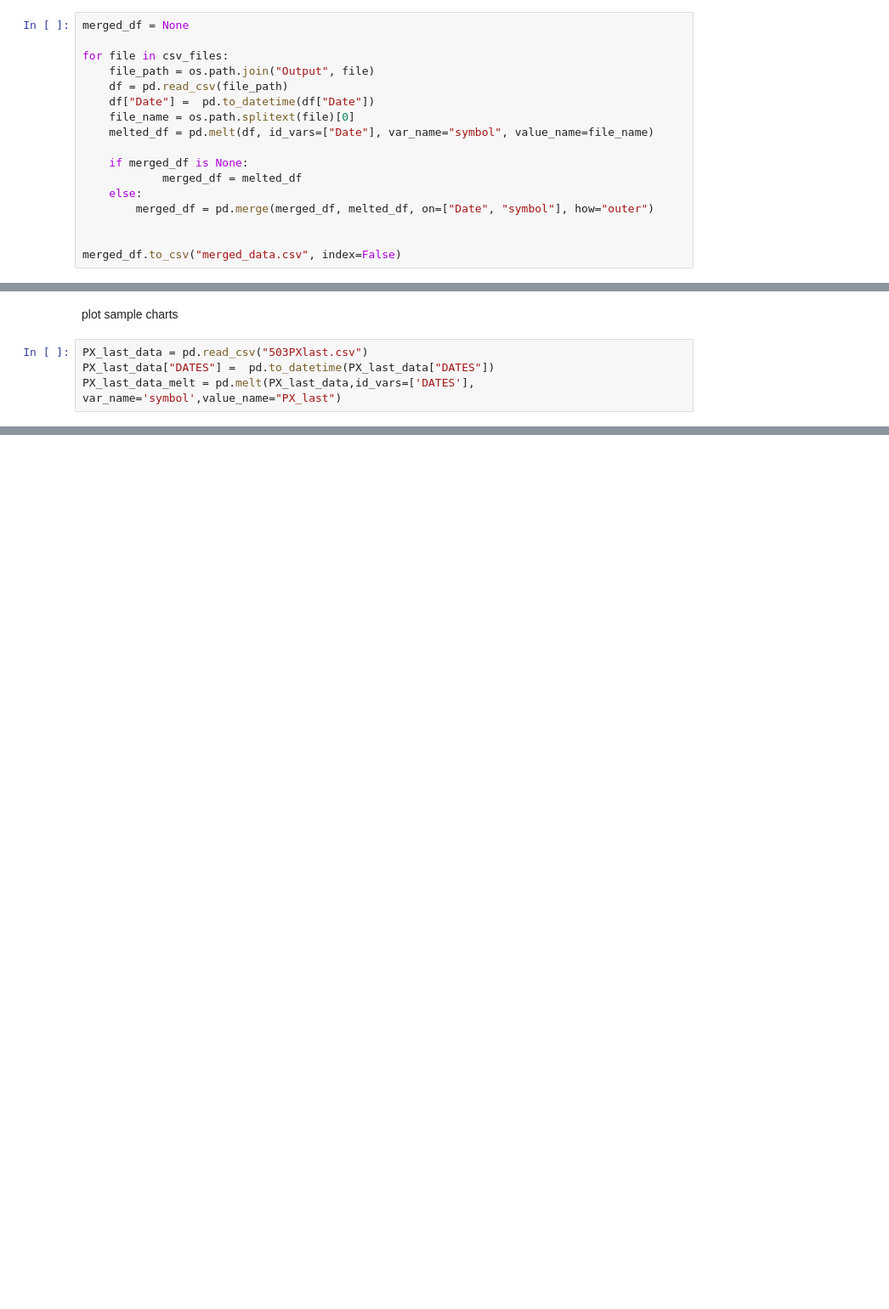
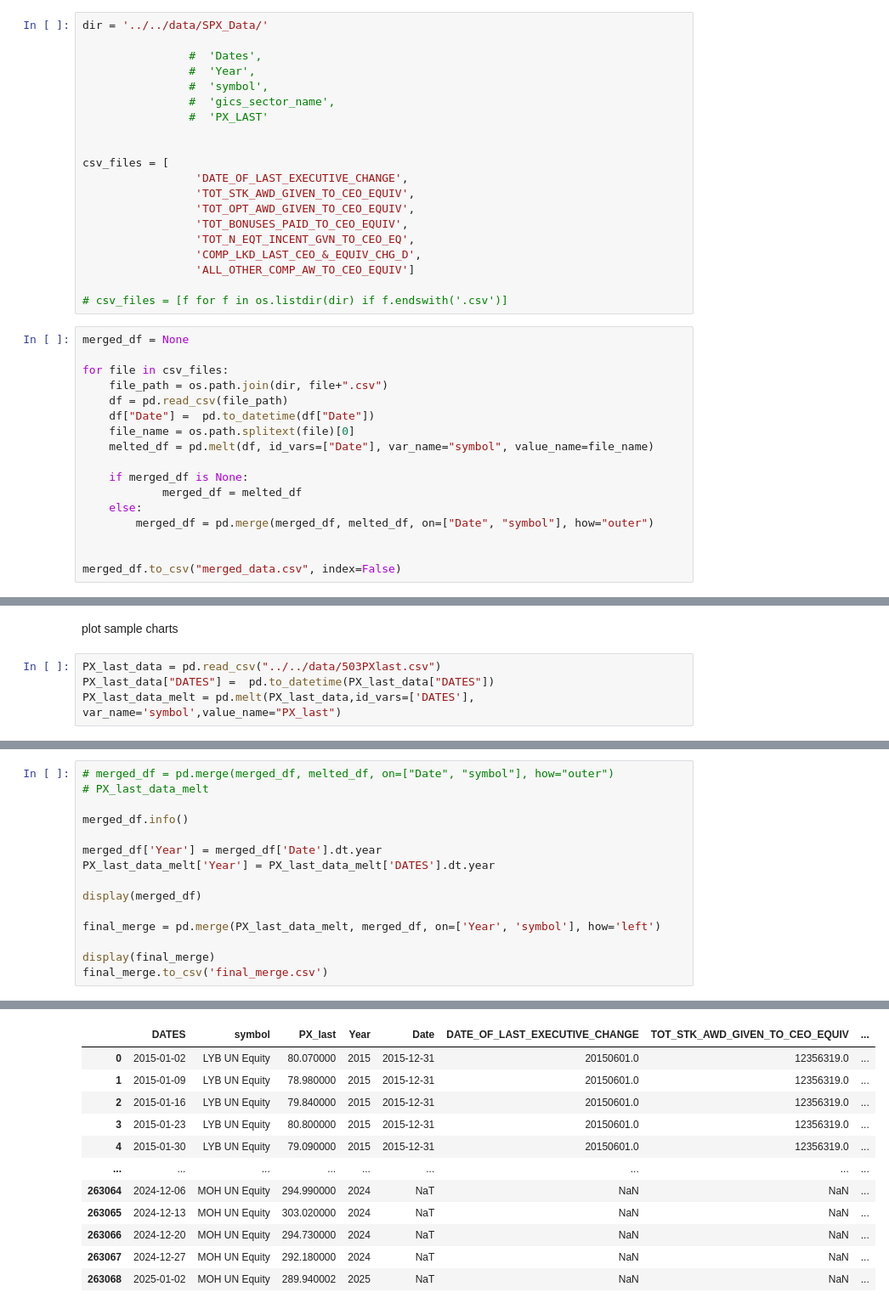
Before and after one commit to lucasarabi/Executive-Compensation-Research, a Jupyter notebook: code/data_reformat/Main.ipynb, the cells around one changed output, grey strips where cells are left out. Shown: that part at 85% size. Drawn from its saved outputs; the diff is of its cells as text; blank space fills up the shorter version.

```diff
--- a/code/data_reformat/Main.ipynb
+++ b/code/data_reformat/Main.ipynb
@@ -6,8 +4,28 @@ csv_files = '../../../data/SPX_Data/'
+# %%
+dir = '../../data/SPX_Data/'
+
+                #  'Dates',
+                #  'Year',
+                #  'symbol',
+                #  'gics_sector_name',
+                #  'PX_LAST'
+
+
+csv_files = [
+                 'DATE_OF_LAST_EXECUTIVE_CHANGE',
+                 'TOT_STK_AWD_GIVEN_TO_CEO_EQUIV',
+                 'TOT_OPT_AWD_GIVEN_TO_CEO_EQUIV',
+                 'TOT_BONUSES_PAID_TO_CEO_EQUIV',
+                 'TOT_N_EQT_INCENT_GVN_TO_CEO_EQ',
+                 'COMP_LKD_LAST_CEO_&_EQUIV_CHG_D',
+                 'ALL_OTHER_COMP_AW_TO_CEO_EQUIV']
+
+# csv_files = [f for f in os.listdir(dir) if f.endswith('.csv')]
 # %%
 merged_df = None
 
 for file in csv_files:
-    file_path = os.path.join("Output", file)
+    file_path = os.path.join(dir, file+".csv")
     df = pd.read_csv(file_path)
     df["Date"] =  pd.to_datetime(df["Date"])
     file_name = os.path.splitext(file)[0]
@@ -44,7 +47,7 @@ Name: Date, Length: 5030, dtype: object
 # %% [markdown]
 plot sample charts
 # %%
-PX_last_data = pd.read_csv("503PXlast.csv")
+PX_last_data = pd.read_csv("../../data/503PXlast.csv")
 PX_last_data["DATES"] =  pd.to_datetime(PX_last_data["DATES"])
 PX_last_data_melt = pd.melt(PX_last_data,id_vars=['DATES'], var_name='symbol',value_name="PX_last")
 # %%
@@ -75,0 +95,16 @@ PX_last_data_melt[PX_last_data_melt["symbol"]=="AAPL UW Equity"].plot(kind="scat
+# %%
+# merged_df = pd.merge(merged_df, melted_df, on=["Date", "symbol"], how="outer")
+# PX_last_data_melt
+
+merged_df.info()
+
+merged_df['Year'] = merged_df['Date'].dt.year
+PX_last_data_melt['Year'] = PX_last_data_melt['DATES'].dt.year
+
+display(merged_df)
+
+final_merge = pd.merge(PX_last_data_melt, merged_df, on=['Year', 'symbol'], how='left')
+
+display(final_merge)
+final_merge.to_csv('final_merge.csv')
+# %% [output]
@@ -75,0 +141,12 @@ PX_last_data_melt[PX_last_data_melt["symbol"]=="AAPL UW Equity"].plot(kind="scat
+|  | DATES | symbol | PX_last | Year | Date | DATE_OF_LAST_EXECUTIVE_CHANGE | TOT_STK_AWD_GIVEN_TO_CEO_EQUIV | ... |
+| 0 | 2015-01-02 | LYB UN Equity | 80.070000 | 2015 | 2015-12-31 | 20150601.0 | 12356319.0 | ... |
+| 1 | 2015-01-09 | LYB UN Equity | 78.980000 | 2015 | 2015-12-31 | 20150601.0 | 12356319.0 | ... |
+| 2 | 2015-01-16 | LYB UN Equity | 79.840000 | 2015 | 2015-12-31 | 20150601.0 | 12356319.0 | ... |
+| 3 | 2015-01-23 | LYB UN Equity | 80.800000 | 2015 | 2015-12-31 | 20150601.0 | 12356319.0 | ... |
+| 4 | 2015-01-30 | LYB UN Equity | 79.090000 | 2015 | 2015-12-31 | 20150601.0 | 12356319.0 | ... |
+| ... | ... | ... | ... | ... | ... | ... | ... | ... |
+| 263064 | 2024-12-06 | MOH UN Equity | 294.990000 | 2024 | NaT | NaN | NaN | ... |
+| 263065 | 2024-12-13 | MOH UN Equity | 303.020000 | 2024 | NaT | NaN | NaN | ... |
+| 263066 | 2024-12-20 | MOH UN Equity | 294.730000 | 2024 | NaT | NaN | NaN | ... |
+| 263067 | 2024-12-27 | MOH UN Equity | 292.180000 | 2024 | NaT | NaN | NaN | ... |
+| 263068 | 2025-01-02 | MOH UN Equity | 289.940002 | 2025 | NaT | NaN | NaN | ... |
```
Also changed, not shown: parts of 12 cells of this notebook.
